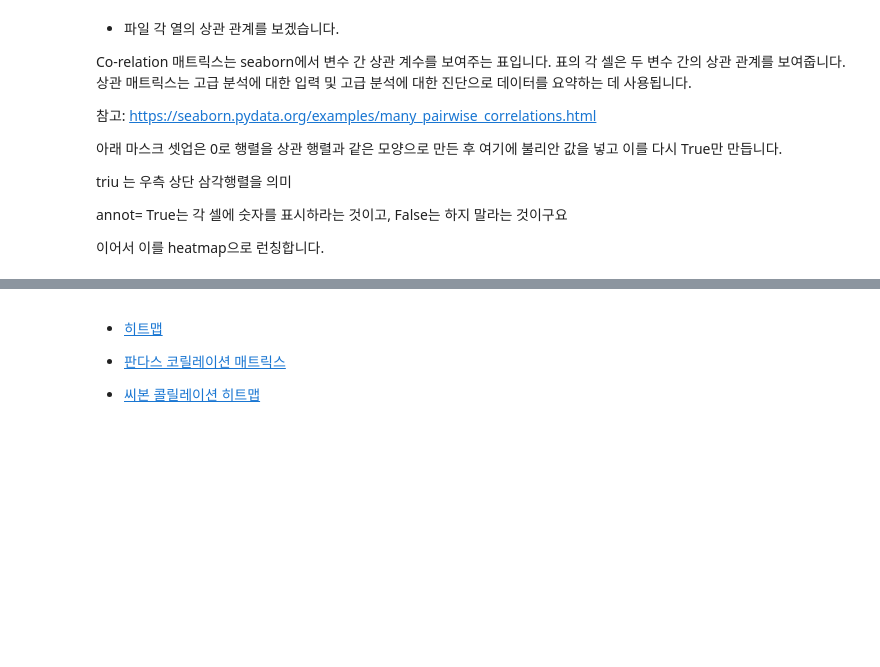
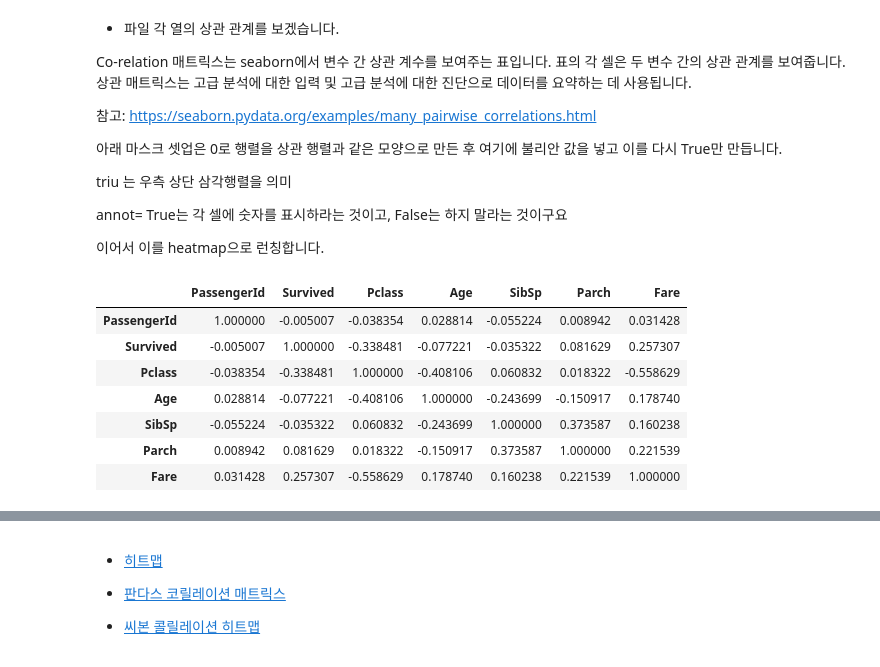
Before and after one commit to Yong-jay/kaggle, a Jupyter notebook: titanic_tutorial_for_beginners_2020_(1).ipynb, the cells around one changed output, grey strips where cells are left out. Drawn from its saved outputs; the diff is of its cells as text; code cells hidden in the pictures; blank space fills up the shorter version.

```diff
--- a/titanic_tutorial_for_beginners_2020_(1).ipynb
+++ b/titanic_tutorial_for_beginners_2020_(1).ipynb
@@ -296,3 +421,14 @@ triu 는 우측 상단 삼각행렬을 의미
 annot= True는 각 셀에 숫자를 표시하라는 것이고, False는 하지 말라는 것이구요
 
 이어서 이를 heatmap으로 런칭합니다.
+# %%
+corr
+# %% [output]
+|  | PassengerId | Survived | Pclass | Age | SibSp | Parch | Fare |
+| PassengerId | 1.000000 | -0.005007 | -0.038354 | 0.028814 | -0.055224 | 0.008942 | 0.031428 |
+| Survived | -0.005007 | 1.000000 | -0.338481 | -0.077221 | -0.035322 | 0.081629 | 0.257307 |
+| Pclass | -0.038354 | -0.338481 | 1.000000 | -0.408106 | 0.060832 | 0.018322 | -0.558629 |
+| Age | 0.028814 | -0.077221 | -0.408106 | 1.000000 | -0.243699 | -0.150917 | 0.178740 |
+| SibSp | -0.055224 | -0.035322 | 0.060832 | -0.243699 | 1.000000 | 0.373587 | 0.160238 |
+| Parch | 0.008942 | 0.081629 | 0.018322 | -0.150917 | 0.373587 | 1.000000 | 0.221539 |
+| Fare | 0.031428 | 0.257307 | -0.558629 | 0.178740 | 0.160238 | 0.221539 | 1.000000 |
```
Also changed, not shown: parts of 21 cells of this notebook.
